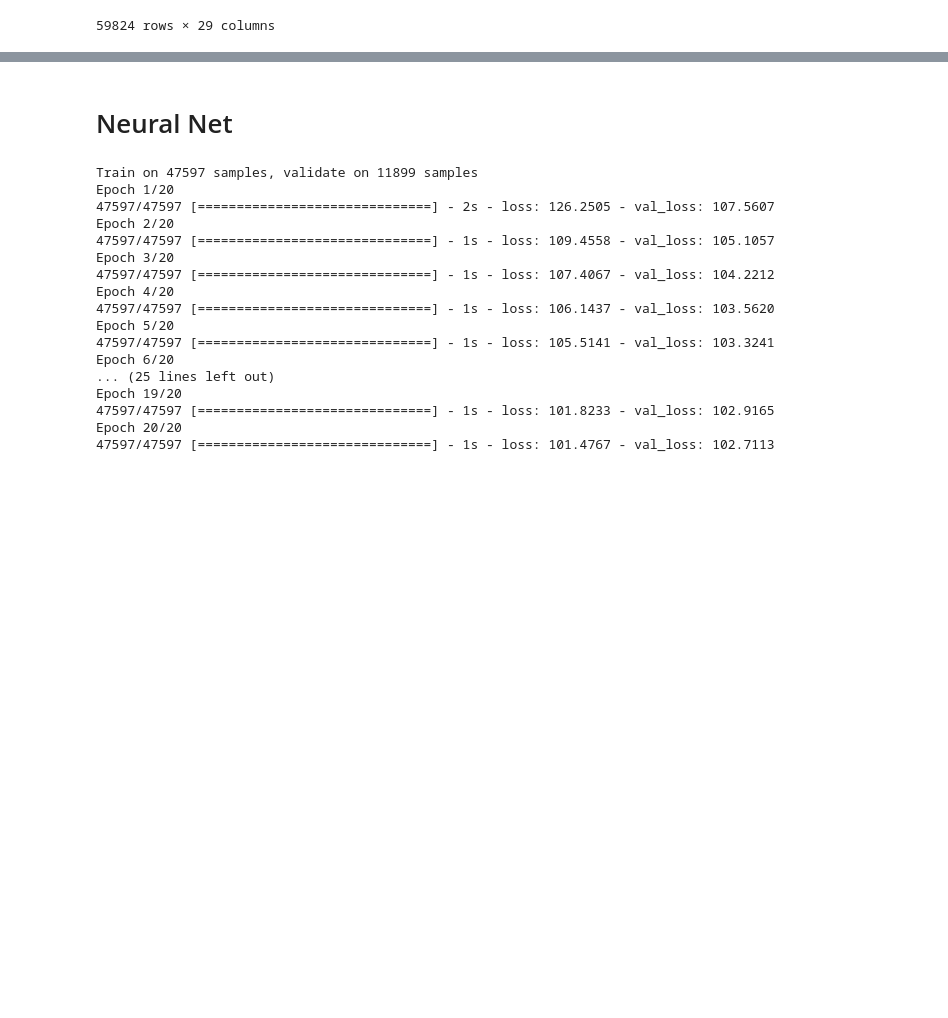
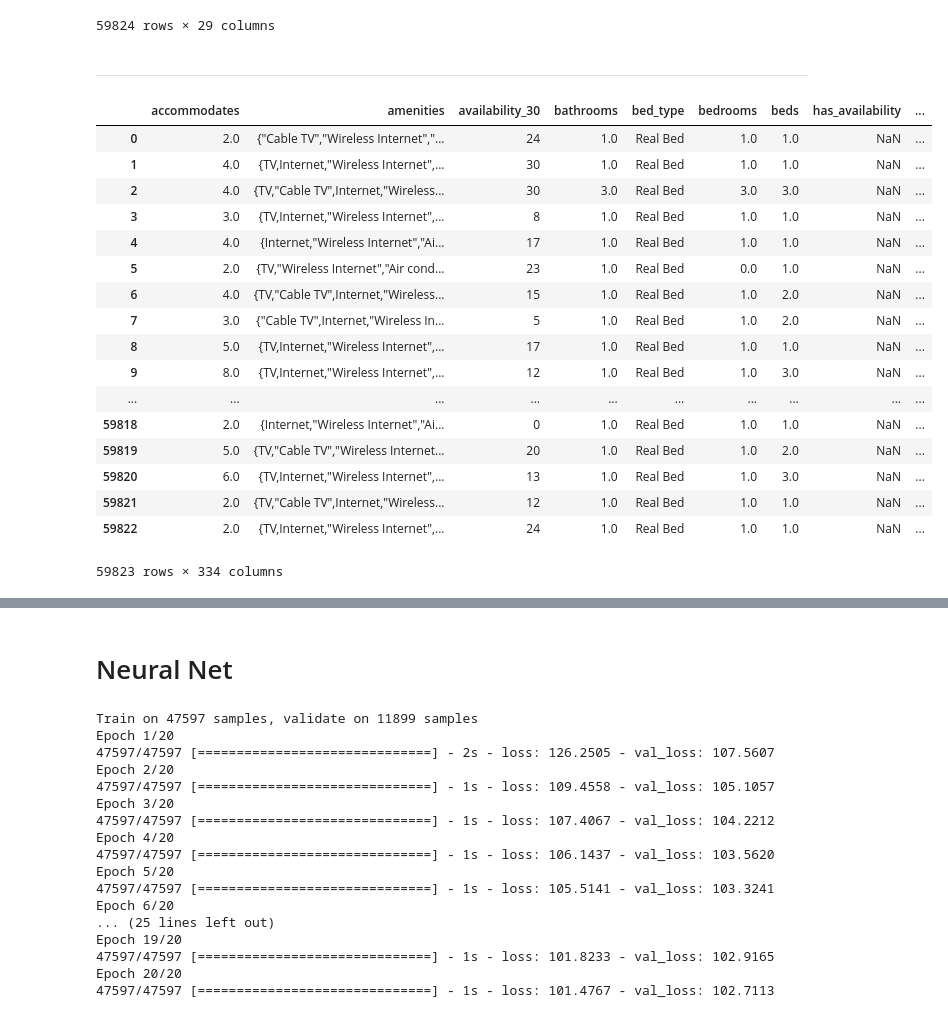
Before and after one commit to MattUnderscoreZhang/CitadelDataOpen, a Jupyter notebook: AvailabilityNeuralNet.ipynb, the cells around one changed output, grey strips where cells are left out. Saved outputs shown, nothing was run; the diff lists cells and outputs as text; code cells hidden in the pictures; blank space fills up the shorter version.

```diff
--- a/AvailabilityNeuralNet.ipynb
+++ b/AvailabilityNeuralNet.ipynb
@@ -34,3 +34,29 @@ listings
 59824 rows × 29 columns
 # %%
 listings = listings[['accommodates', 'bathrooms', 'beds', 'availability_30']]
+# %% [markdown]
+---
+# %%
+import data_processing
+listings = data_processing.clean_listings()
+# %%
+listings
+# %% [output]
+|  | accommodates | amenities | availability_30 | bathrooms | bed_type | bedrooms | beds | has_availability | ... |
+| 0 | 2.0 | {"Cable TV","Wireless Internet","... | 24 | 1.0 | Real Bed | 1.0 | 1.0 | NaN | ... |
+| 1 | 4.0 | {TV,Internet,"Wireless Internet",... | 30 | 1.0 | Real Bed | 1.0 | 1.0 | NaN | ... |
+| 2 | 4.0 | {TV,"Cable TV",Internet,"Wireless... | 30 | 3.0 | Real Bed | 3.0 | 3.0 | NaN | ... |
+| 3 | 3.0 | {TV,Internet,"Wireless Internet",... | 8 | 1.0 | Real Bed | 1.0 | 1.0 | NaN | ... |
+| 4 | 4.0 | {Internet,"Wireless Internet","Ai... | 17 | 1.0 | Real Bed | 1.0 | 1.0 | NaN | ... |
+| 5 | 2.0 | {TV,"Wireless Internet","Air cond... | 23 | 1.0 | Real Bed | 0.0 | 1.0 | NaN | ... |
+| 6 | 4.0 | {TV,"Cable TV",Internet,"Wireless... | 15 | 1.0 | Real Bed | 1.0 | 2.0 | NaN | ... |
+| 7 | 3.0 | {"Cable TV",Internet,"Wireless In... | 5 | 1.0 | Real Bed | 1.0 | 2.0 | NaN | ... |
+| 8 | 5.0 | {TV,Internet,"Wireless Internet",... | 17 | 1.0 | Real Bed | 1.0 | 1.0 | NaN | ... |
+| 9 | 8.0 | {TV,Internet,"Wireless Internet",... | 12 | 1.0 | Real Bed | 1.0 | 3.0 | NaN | ... |
+| ... | ... | ... | ... | ... | ... | ... | ... | ... | ... |
+| 59818 | 2.0 | {Internet,"Wireless Internet","Ai... | 0 | 1.0 | Real Bed | 1.0 | 1.0 | NaN | ... |
+| 59819 | 5.0 | {TV,"Cable TV","Wireless Internet... | 20 | 1.0 | Real Bed | 1.0 | 2.0 | NaN | ... |
+| 59820 | 6.0 | {TV,Internet,"Wireless Internet",... | 13 | 1.0 | Real Bed | 1.0 | 3.0 | NaN | ... |
+| 59821 | 2.0 | {TV,"Cable TV",Internet,"Wireless... | 12 | 1.0 | Real Bed | 1.0 | 1.0 | NaN | ... |
+| 59822 | 2.0 | {TV,Internet,"Wireless Internet",... | 24 | 1.0 | Real Bed | 1.0 | 1.0 | NaN | ... |
+59823 rows × 334 columns
```
Also changed, not shown: parts of 7 cells of this notebook, 6 other files.
